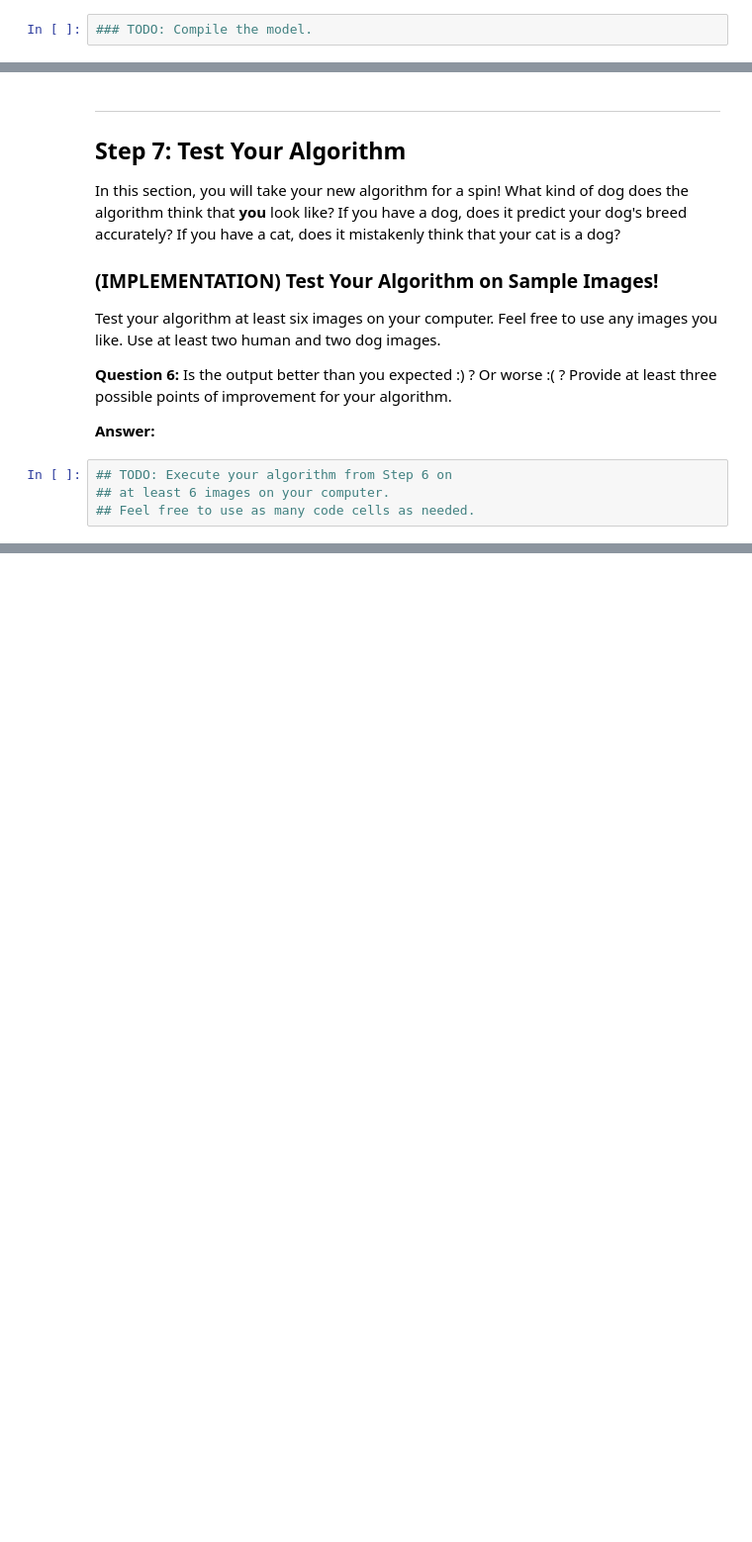
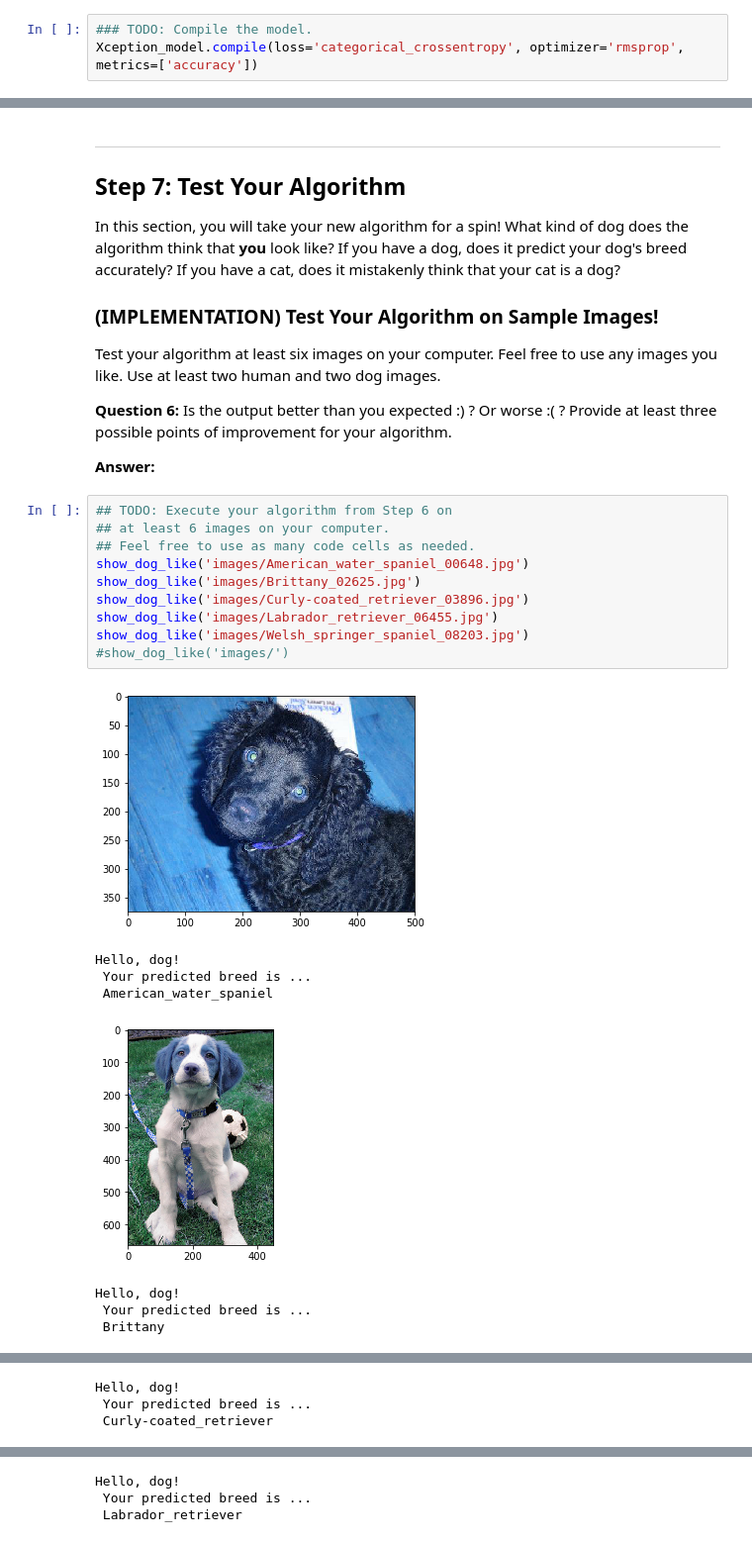
Before and after one commit to smile-on/aind2-dog, a Jupyter notebook: dog_app.ipynb, the cells around one changed output, grey strips where cells are left out. Shown at 99% size. Saved outputs shown, nothing was run; the diff lists cells and outputs as text; blank space fills up the shorter version.

```diff
--- a/dog_app.ipynb
+++ b/dog_app.ipynb
@@ -577,6 +673,7 @@ __Answer:__
 ### (IMPLEMENTATION) Compile the Model
 # %%
 ### TODO: Compile the model.
+Xception_model.compile(loss='categorical_crossentropy', optimizer='rmsprop', metrics=['accuracy'])
 # %% [markdown]
 ### (IMPLEMENTATION) Train the Model
 
@@ -651,4 +822,19 @@ __Answer:__
 # %%
 ## TODO: Execute your algorithm from Step 6 on
 ## at least 6 images on your computer.
 ## Feel free to use as many code cells as needed.
+show_dog_like('images/American_water_spaniel_00648.jpg')
+show_dog_like('images/Brittany_02625.jpg')
+show_dog_like('images/Curly-coated_retriever_03896.jpg')
+show_dog_like('images/Labrador_retriever_06455.jpg')
+show_dog_like('images/Welsh_springer_spaniel_08203.jpg')
+#show_dog_like('images/')
+# %% [output]
+[figure, added]
+Hello, dog!
+ Your predicted breed is ...
+ American_water_spaniel
+[figure, added]
+Hello, dog!
+ Your predicted breed is ...
+ Brittany
@@ -654,0 +842,3 @@ __Answer:__
+Hello, dog!
+ Your predicted breed is ...
+ Curly-coated_retriever
@@ -654,0 +846,3 @@ __Answer:__
+Hello, dog!
+ Your predicted breed is ...
+ Labrador_retriever
```
Also changed, not shown: parts of 23 cells of this notebook, 4 other files.
